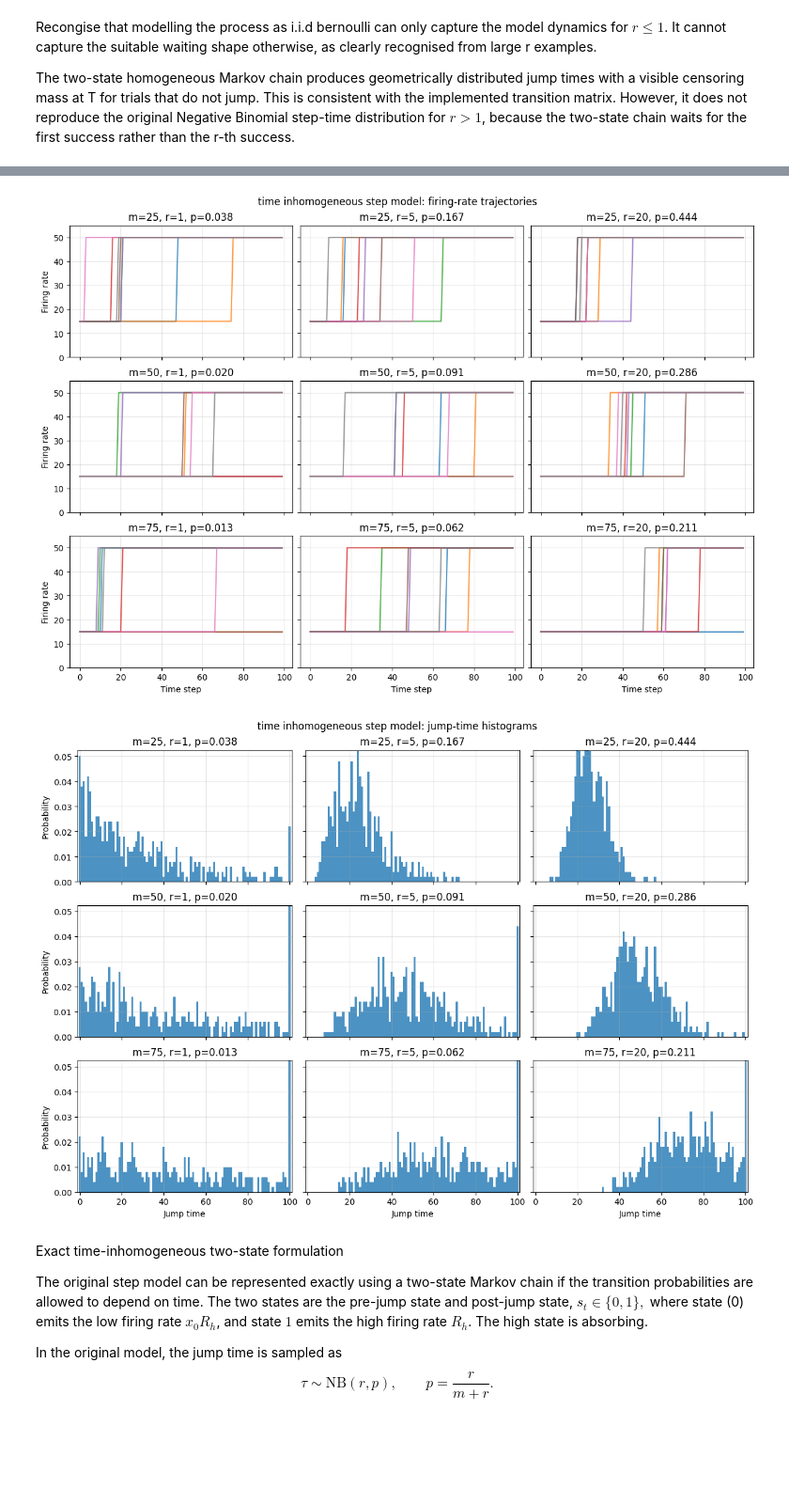
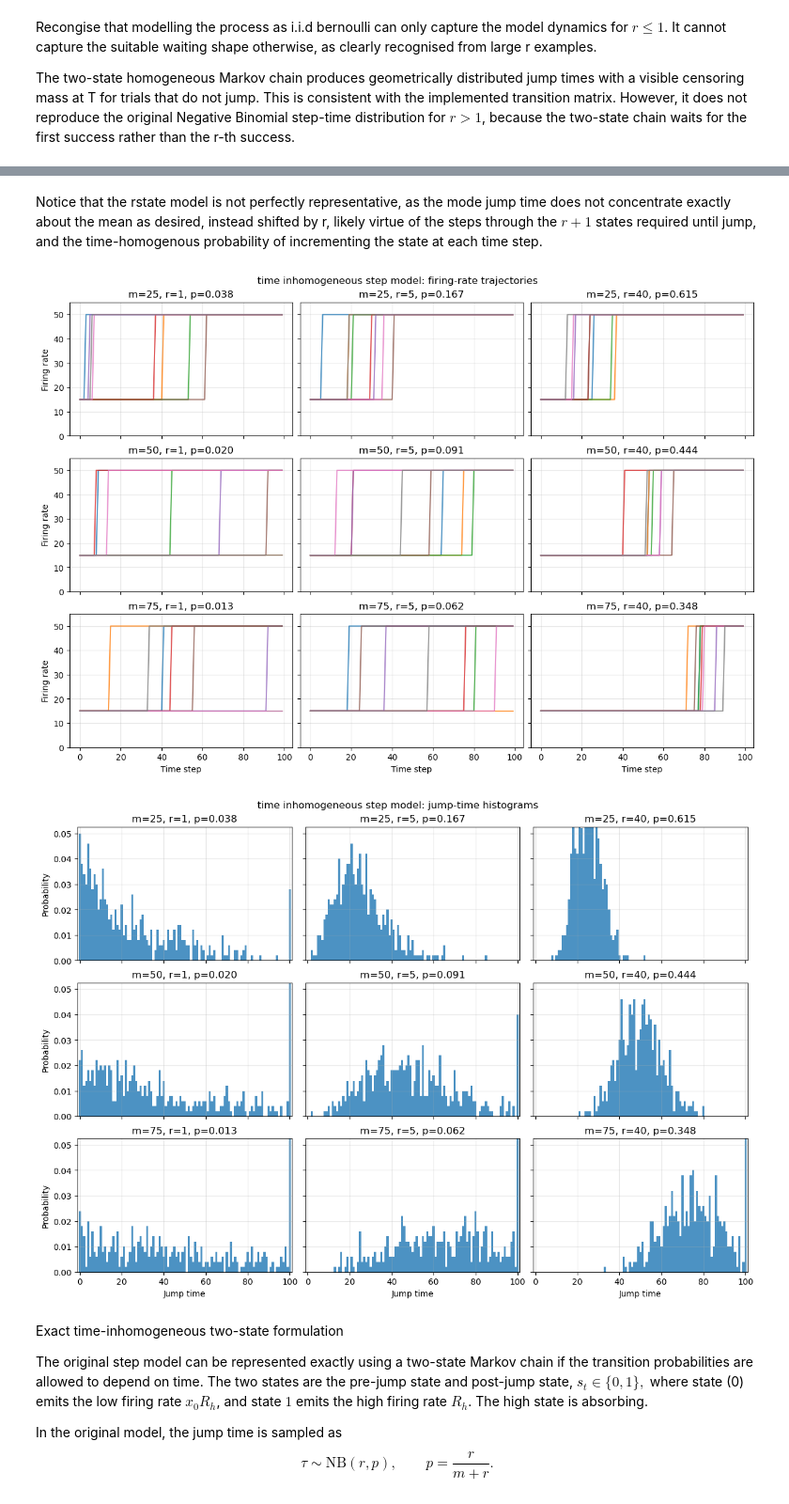
Before and after one commit to jakedlyons/gg3_v2, a Jupyter notebook: GG3_project.ipynb, the cells around one changed output, grey strips where cells are left out. Shown at 94% size. Cells and saved outputs as stored; diff of their text form; code cells hidden in the pictures; blank space fills up the shorter version.

```diff
--- a/GG3_project.ipynb
+++ b/GG3_project.ipynb
@@ -682,6 +682,8 @@ A straightforward ad-hoc classifier is to look only for a clear peak in the Fano
 # Peak-based classifier using the Fano factor alone.
 np.random.seed(2)
 
+T = 100
+Rh = 50
 task14_bin_width = 0.1  # in s
 task14_bins = np.arange(0, 1 + task14_bin_width, task14_bin_width)
 task14_centres = 0.5 * (task14_bins[:-1] + task14_bins[1:])
@@ -1214,10 +1231,10 @@ results = {}
 
 for i, m in enumerate(m_values):
     for j, r in enumerate(r_values):
-        trans, pi, p = build_step_hmm_2states(m=m, r=r)
+        Ps, pi, p = build_step_hmm_2states(m=m, r=r)
 
-        jumps, rates, states = simulate_discrete_step(
-            trans, pi,
+        states, _, rates, _, jumps = simulate_discrete_step(
+            Ps, pi,
             T=T,
             x0=x0,
             Rh=Rh,
@@ -1370,10 +1383,10 @@ results = {}
 
 for i, m in enumerate(m_values):
     for j, r in enumerate(r_values):
-        trans, pi, p = build_step_hmm_rstates(m=m, r=r)
+        Ps, pi, p = build_step_hmm_rstates(m=m, r=r)
 
-        jumps, rates, states = simulate_discrete_step(
-            trans, pi,
+        states, _, rates, _, jumps = simulate_discrete_step(
+            Ps, pi,
             T=T,
             x0=x0,
             Rh=Rh,
@@ -1456,8 +1469,6 @@ plt.show()
+# %% [markdown]
+Notice that the rstate model is not perfectly representative, as the mode jump time does not concentrate exactly about the mean as desired, instead shifted by r, likely virtue of the steps through the $r+1$ states required until jump, and the time-homogenous probability of incrementing the state at each time step.
 # %%
-from scipy.stats import nbinom
-import numpy as np
-
-
 def build_step_hmm_time_inhomogeneous(T = 100, m=50, r=20):
     """
     Build an exact time-inhomogeneous two-state HMM for the step model.
@@ -1467,8 +1478,8 @@ def build_step_hmm_time_inhomogeneous(T = 100, m=50, r=20):
 
     Returns
     -------
-    trans : ndarray, shape (T - 1, 2, 2)
-        Time-varying transition matrices. trans[t-1] maps state at t-1 to state at t.
+    Ps : ndarray, shape (T - 1, 2, 2)
+        Time-varying transition matrices. Ps[t-1] maps state at t-1 to state at t.
     pi : ndarray, shape (2,)
         Initial state distribution at t=0.
     p : float
@@ -1483,7 +1494,7 @@ def build_step_hmm_time_inhomogeneous(T = 100, m=50, r=20):
     pi = np.array([1 - pmf0, pmf0])
 
     # Time-dependent transition matrices
-    trans = np.zeros((T - 1, 2, 2))  # consider third dimension is time
+    Ps = np.zeros((T - 1, 2, 2))  # consider third dimension is time
     q = np.zeros(T)
 
     for t in range(1, T):
@@ -1493,17 +1504,17 @@ def build_step_hmm_time_inhomogeneous(T = 100, m=50, r=20):
 
         q[t] = pmf_t / surv_t if surv_t > 0 else 1.0
 
-        trans[t - 1] = np.array([
+        Ps[t - 1] = np.array([
             [1 - q[t], q[t]],
             [0,        1]
         ])
 
-    return trans, pi, p, q
+    return Ps, pi, p, q
 # %%
 # Sweep over separate m and r arrays
 T = 100
 m_values = [T//4, T//2, 3*T//4]
-r_values = [1, 5, 20]
+r_values = [1, 5, 40]
 
 n_trials = 500
 n_plot_trials = 8
@@ -1515,12 +1526,12 @@ results = {}
 
 for i, m in enumerate(m_values):
     for j, r in enumerate(r_values):
-        trans, pi, p, q = build_step_hmm_time_inhomogeneous(T=T, m=m, r=r)
+        Ps, pi, p, q = build_step_hmm_time_inhomogeneous(T=T, m=m, r=r)
 
-# simulate_discrete_step(trans, pi, T = 100, x0 = 0.3, Rh = 50, K = 2, n_trials=5)
-# simulate_time_inhomogeneous_step(trans, pi, T_steps=100, x0=0.3, Rh=50, n_trials=100)
-        jumps, rates, states = simulate_discrete_step(
-            trans, pi,
+# simulate_discrete_step(Ps, pi, T = 100, x0 = 0.3, Rh = 50, K = 2, n_trials=5)
+# simulate_time_inhomogeneous_step(Ps, pi, T_steps=100, x0=0.3, Rh=50, n_trials=100)
+        states, _, rates, _, jumps= simulate_discrete_step(
+            Ps, pi,
             T=T,
             x0=x0,
             Rh=Rh,
@@ -1571,35 +1582,35 @@ fig, axes = plt.subplots(
     sharex=True,
     sharey=True
 )
 
 for i, m in enumerate(m_values):
     for j, r in enumerate(r_values):
         ax = axes[i, j]
         jumps = results[(m, r)]["jumps"]
         p = results[(m, r)]["p"]
 
         ax.hist(
             jumps,
             bins=np.arange(T + 2) - 0.5,
             density=True,
             alpha=0.8
         )
 
         ax.set_title(f"m={m}, r={r}, p={p:.3f}")
         ax.set_xlim(-1, T + 1)
         ax.set_ylim(0, ax.get_ylim()[1])  # ensure y-axis starts at 0
         ax.grid(alpha=0.3)
 
         if i == len(m_values) - 1:
             ax.set_xlabel("Jump time")
         if j == 0:
             ax.set_ylabel("Probability")
 
 fig.suptitle("time inhomogeneous step model: jump-time histograms")
 plt.show()
 # %% [output]
-[figure, old version]
+[figure, new version]
-[figure, old version]
+[figure, new version]
 # %% [markdown]
 Exact time-inhomogeneous two-state formulation
 
```
Also changed, not shown: parts of 29 cells of this notebook.
